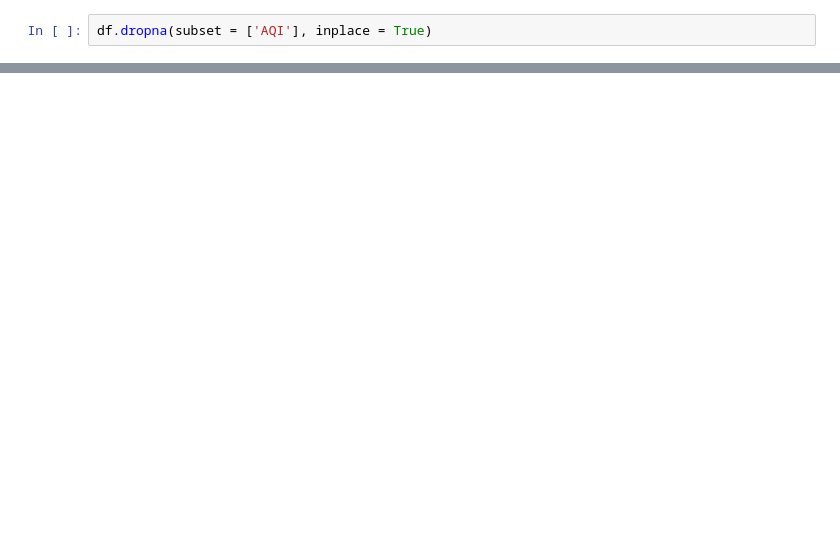
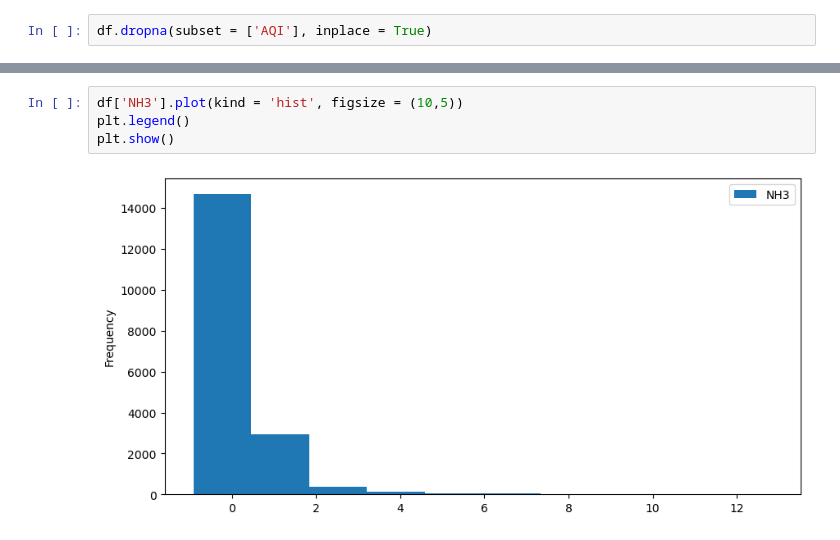
Before and after one commit to Arkadeep01/Air-Quality-Index, a Jupyter notebook: AQI_Modulling.ipynb, the cells around one changed output, grey strips where cells are left out. Drawn from its saved outputs; the diff is of its cells as text; blank space fills up the shorter version.

```diff
--- a/AQI_Modulling.ipynb
+++ b/AQI_Modulling.ipynb
@@ -112,0 +230,6 @@ null_values_percentage = (df.isnull().sum() / df.isnull().count()*100).sort_valu
+# %%
+df['NH3'].plot(kind = 'hist', figsize = (10,5))
+plt.legend()
+plt.show()
+# %% [output]
+[figure, added]
```
Also changed, not shown: parts of 82 cells of this notebook.
